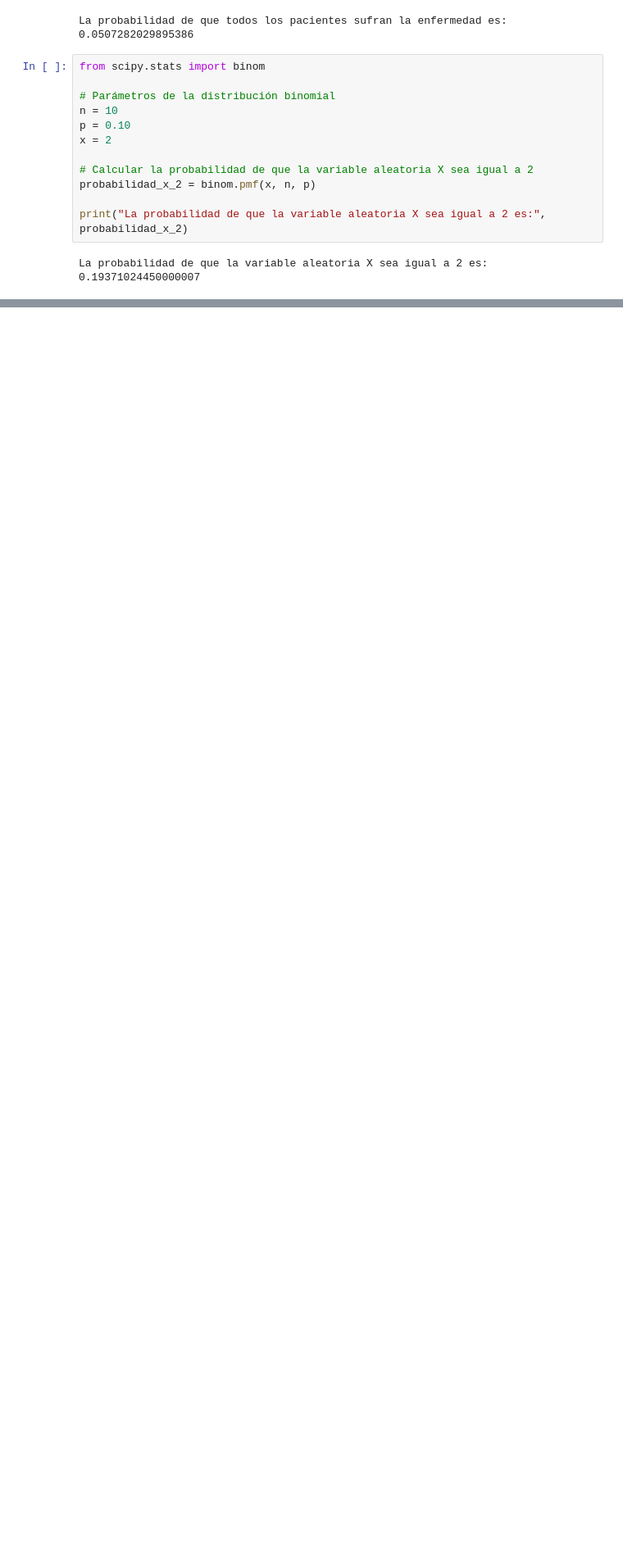
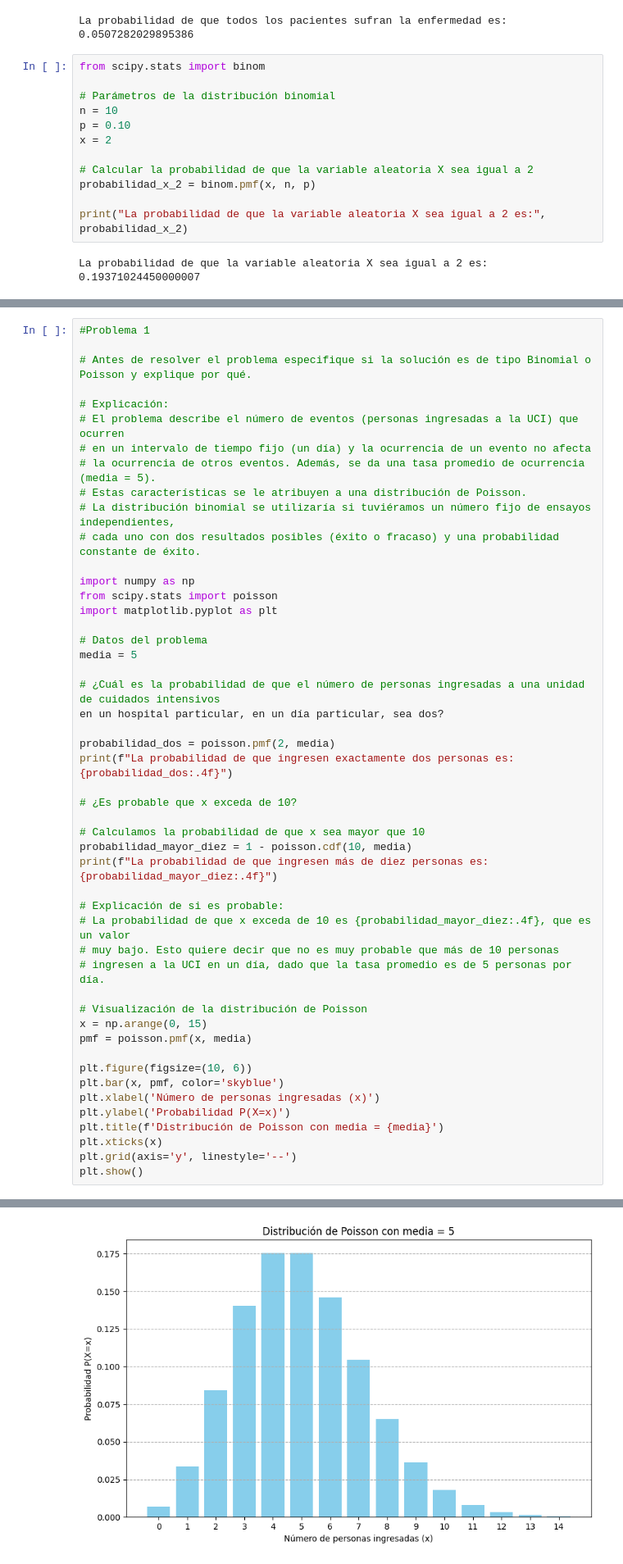
Before and after one commit to GeoDrk/Prob.-Y-Estadistica, a Jupyter notebook: Unidad 4/Distribución_binomial.ipynb, the cells around one changed output, grey strips where cells are left out. Shown at 82% size. Saved outputs shown, nothing was run; the diff lists cells and outputs as text; blank space fills up the shorter version.

```diff
--- a/Unidad 4/Distribución_binomial.ipynb
+++ b/Unidad 4/Distribución_binomial.ipynb
@@ -104,0 +109,50 @@ plt.show()
+# %%
+#Problema 1
+
+# Antes de resolver el problema especifique si la solución es de tipo Binomial o Poisson y explique por qué.
+
+# Explicación:
+# El problema describe el número de eventos (personas ingresadas a la UCI) que ocurren
+# en un intervalo de tiempo fijo (un día) y la ocurrencia de un evento no afecta
+# la ocurrencia de otros eventos. Además, se da una tasa promedio de ocurrencia (media = 5).
+# Estas características se le atribuyen a una distribución de Poisson.
+# La distribución binomial se utilizaría si tuviéramos un número fijo de ensayos independientes,
+# cada uno con dos resultados posibles (éxito o fracaso) y una probabilidad constante de éxito.
+
+import numpy as np
+from scipy.stats import poisson
+import matplotlib.pyplot as plt
+
+# Datos del problema
+media = 5
+
+# ¿Cuál es la probabilidad de que el número de personas ingresadas a una unidad de cuidados intensivos
+en un hospital particular, en un día particular, sea dos?
+
+probabilidad_dos = poisson.pmf(2, media)
+print(f"La probabilidad de que ingresen exactamente dos personas es: {probabilidad_dos:.4f}")
+
+# ¿Es probable que x exceda de 10?
+
+# Calculamos la probabilidad de que x sea mayor que 10
+probabilidad_mayor_diez = 1 - poisson.cdf(10, media)
+print(f"La probabilidad de que ingresen más de diez personas es: {probabilidad_mayor_diez:.4f}")
+
+# Explicación de si es probable:
+# La probabilidad de que x exceda de 10 es {probabilidad_mayor_diez:.4f}, que es un valor
+# muy bajo. Esto quiere decir que no es muy probable que más de 10 personas
+# ingresen a la UCI en un día, dado que la tasa promedio es de 5 personas por día.
+
+# Visualización de la distribución de Poisson
+x = np.arange(0, 15)
+pmf = poisson.pmf(x, media)
+
+plt.figure(figsize=(10, 6))
+plt.bar(x, pmf, color='skyblue')
+plt.xlabel('Número de personas ingresadas (x)')
+plt.ylabel('Probabilidad P(X=x)')
+plt.title(f'Distribución de Poisson con media = {media}')
+plt.xticks(x)
+plt.grid(axis='y', linestyle='--')
+plt.show()
+# %% [output]
@@ -104,0 +161 @@ plt.show()
+[figure, added]
```
Also changed, not shown: parts of 3 cells of this notebook.
